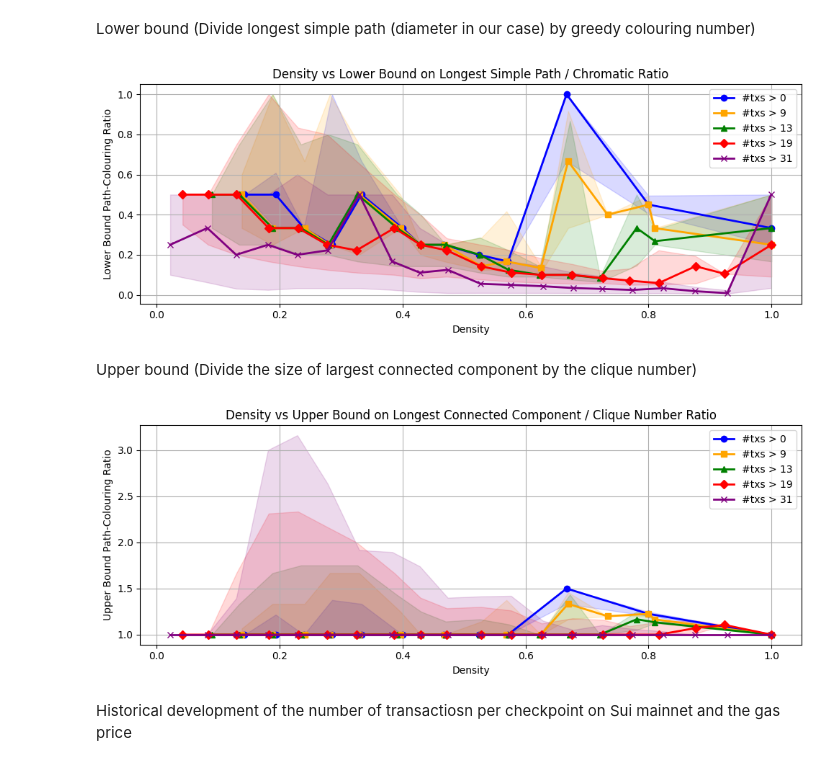
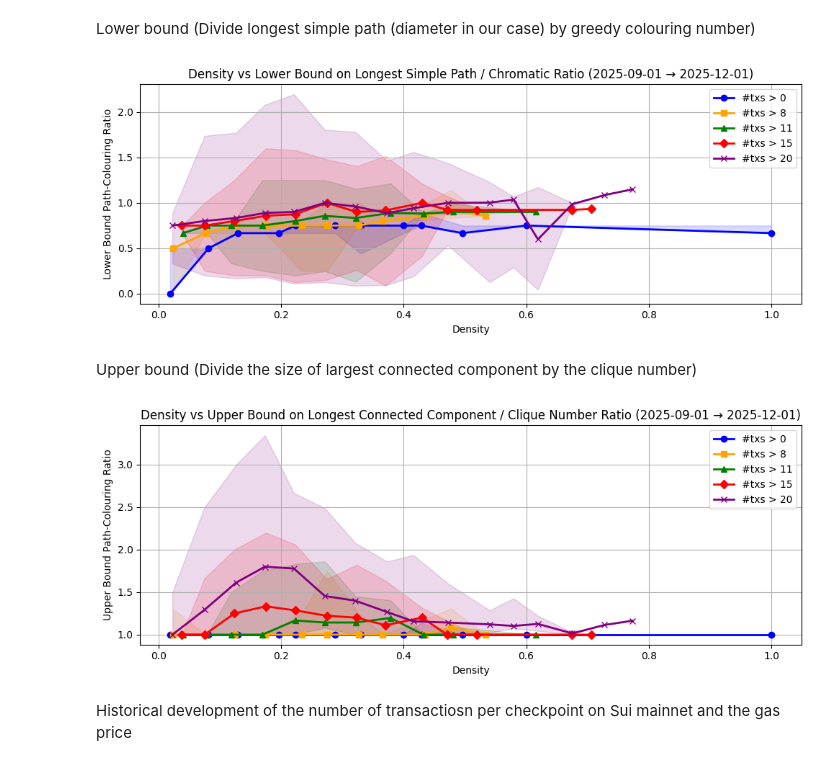
Before and after one commit to krdecade-0/sui_analysis_code, a Jupyter notebook: analysis.ipynb, the cells around one changed output. Saved outputs shown, nothing was run; the diff lists cells and outputs as text; code cells hidden in the pictures.

Commit message:
More graphs

```diff
--- a/analysis.ipynb
+++ b/analysis.ipynb
@@ -527,2 +588,5 @@ plt.show()
+# %%
+start_time = pd.Timestamp("2025-09-01", tz="UTC")
+end_time   = pd.Timestamp("2025-12-01", tz="UTC")
 # %% [markdown]
 Diameter
@@ -1207,3 +1369,17 @@ plt.show()
 # %% [markdown]
 Longest simple path (Parallelism lower bound)
+# %%
+def greedy_long_path_len(C):
+    start = max(C.degree, key=lambda x: x[1])[0]
+    visited = {start}
+    cur = start
+    length = 0
+    while True:
+        nxts = [v for v in C.neighbors(cur) if v not in visited]
+        if not nxts:
+            break
+        cur = min(nxts, key=lambda v: C.degree[v])
+        visited.add(cur)
+        length += 1
+    return length
 # %%
@@ -1235,11 +1392,23 @@ for cp, G in graphs.items():
 # %%
-df_path = pd.DataFrame(list(longest_simple_path.items()),
-                       columns=["checkpoint", "longest_path"])
+df_path = pd.DataFrame(
+    [
+        (cp, lp, timestamps_by_cp[cp])
+        for cp, lp in longest_simple_path.items()
+    ],
+    columns=["checkpoint", "longest_path", "timestamp"]
+)
+
+df_path["timestamp"] = pd.to_datetime(df_path["timestamp"], utc=True)
+
+df_path_period = df_path[
+    (df_path["timestamp"] >= start_time) &
+    (df_path["timestamp"] <= end_time)
+]
 
 # Merge density + longest_path + block size
 df_merge_path = (
     df_density
-    .merge(df_path, on="checkpoint", how="inner")
+    .merge(df_path_period, on="checkpoint", how="inner")
     .merge(df_sizes.rename(columns={"size": "block_size"}),
            on="checkpoint", how="inner")
 )
@@ -1315,7 +1484,7 @@ for i, (low, high) in enumerate(ranges):
 
 plt.xlabel("Density")
 plt.ylabel("Longest Simple Path")
-plt.title("Density vs Longest Simple Path (Median + 5–95%)")
+plt.title(f"Density vs Longest Simple Path (Median + 5–95%) ({start_time.date()} → {end_time.date()})")
 plt.grid(True)
 plt.legend()
 plt.tight_layout()
@@ -1330,8 +1499,8 @@ Lower bound (Divide longest simple path (diameter in our case) by greedy colouri
 # Merge: density + longest_path + chromatic + block size
 df_ratio = (
     df_density
-    .merge(df_path, on="checkpoint", how="inner")
-    .merge(df_chroma, on="checkpoint", how="inner")
+    .merge(df_path_period, on="checkpoint", how="inner")
+    .merge(df_chroma_period, on="checkpoint", how="inner")
     .merge(df_sizes.rename(columns={"size": "block_size"}), on="checkpoint", how="inner")
 )
 
@@ -1398,35 +1567,35 @@ for i, (low, high) in enumerate(ranges):
     centers = centers[mask]
 
     # 5–95% band
     plt.fill_between(
         centers,
         stats["p5"],
         stats["p95"],
         alpha=0.15,
         color=colors[i],
     )
 
     # Median curve
     plt.plot(
         centers,
         stats["median"],
         marker=markers[i],
         color=colors[i],
         linewidth=2,
         label=labels[i],
     )
 
 plt.xlabel("Density")
 plt.ylabel("Lower Bound Path-Colouring Ratio")
-plt.title("Density vs Lower Bound on Longest Simple Path / Chromatic Ratio")
+plt.title(f"Density vs Lower Bound on Longest Simple Path / Chromatic Ratio ({start_time.date()} → {end_time.date()})")
 plt.grid(True)
 plt.legend()
 plt.tight_layout()
 plt.show()
 
 # Lower bound show dependency chains. Low values - suggesting cliques and short dependency chains
 # %% [output]
-[figure, old version]
+[figure, new version]
 # %% [markdown]
 Upper bound (Divide the size of largest connected component by the clique number)
 # %%
@@ -1516,7 +1685,7 @@ for i, (low, high) in enumerate(ranges):
 
 plt.xlabel("Density")
 plt.ylabel("Upper Bound Path-Colouring Ratio")
-plt.title("Density vs Upper Bound on Longest Connected Component / Clique Number Ratio")
+plt.title(f"Density vs Upper Bound on Longest Connected Component / Clique Number Ratio ({start_time.date()} → {end_time.date()})")
 plt.grid(True)
 plt.legend()
 plt.tight_layout()
@@ -1525,7 +1694,7 @@ plt.show()
 # Upper bound shows potential parallelism inside conflict set
 # Result shows parallelism can be done for low number of transactions in high density sets
 # %% [output]
-[figure, old version]
+[figure, new version]
 # %% [markdown]
 Historical development of the number of transactiosn per checkpoint on Sui mainnet and the gas price
 # %%
```
Also changed, not shown: parts of 48 cells of this notebook, 1 other file.
